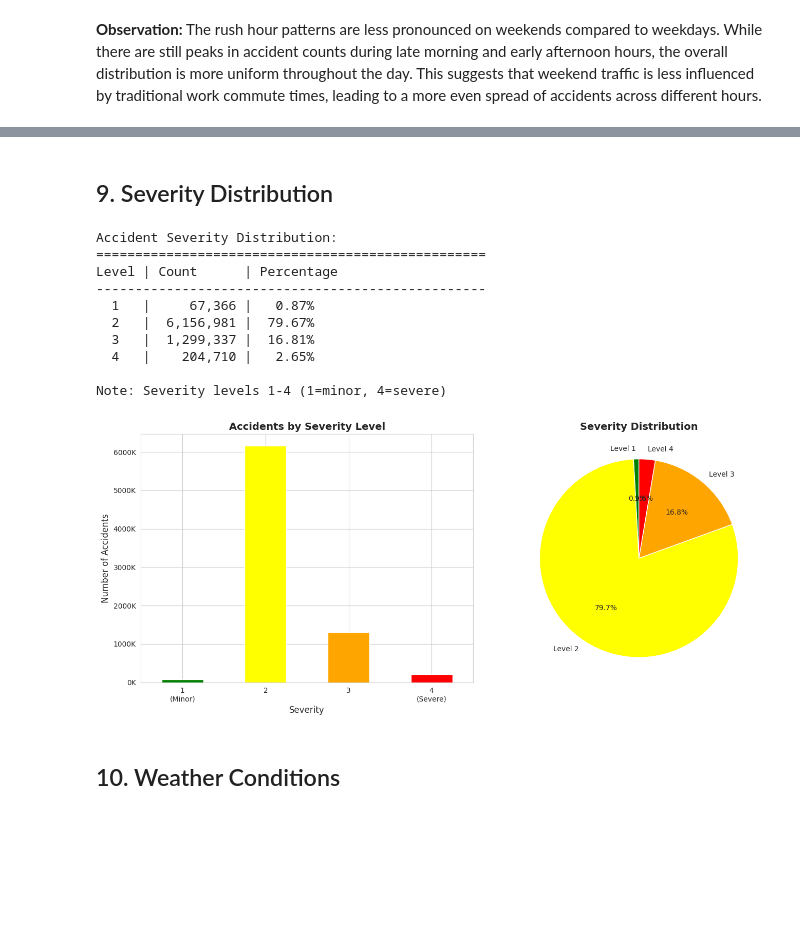
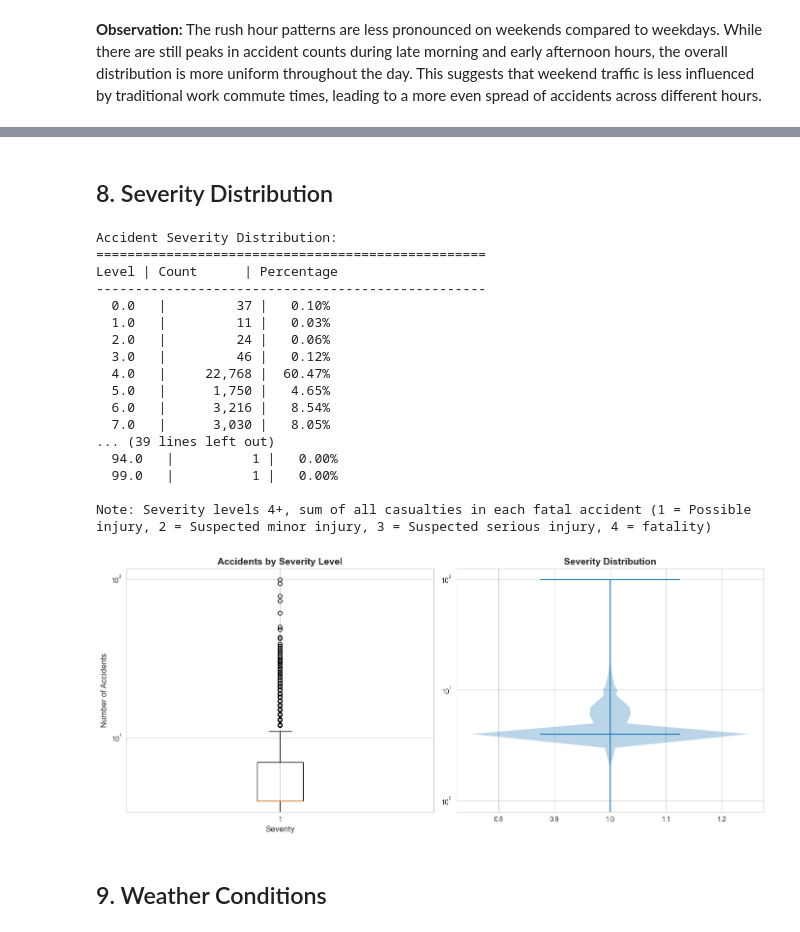
Before and after one commit to PFans-201/US_accidents_project, a Jupyter notebook: notebooks/01_data_loading_accidents.ipynb, the cells around one changed output, grey strips where cells are left out. Drawn from its saved outputs; the diff is of its cells as text; code cells hidden in the pictures; blank space fills up the shorter version.

Commit message:
Update config & notebooks to use FARS data

```diff
--- a/notebooks/01_data_loading_accidents.ipynb
+++ b/notebooks/01_data_loading_accidents.ipynb
@@ -95,7 +139,17 @@ df_sample.head()
 # %%
-# Column names and types
-print("Dataset Columns:")
-print("=" * 70)
-for i, (col, dtype) in enumerate(df_sample.dtypes.items(), 1):
-    print(f"{i:2d}. {col:30s} {str(dtype):15s}")
+# Keep only columns of interest/drop unimportant columns
+fars_accident_cols = [
+    'ST_CASE', 'STATENAME', 'PERSONS', 'ROUTENAME', 'FUNC_SYSNAME',
+    'RUR_URBNAME', 'MONTH', 'DAY', 'DAY_WEEKNAME', 'HOUR',
+    'MINUTE', 'FATALS', 'HARM_EVNAME', 'MAN_COLLNAME', 'RELJCT2NAME',
+    'TYP_INTNAME', 'REL_ROADNAME', 'WRK_ZONE', 'LGT_CONDNAME', 'WEATHERNAME',
+    'SCH_BUSNAME', 'RAIL'
+    ]
+fars_drugs_cols = ['ST_CASE', 'PER_NO', 'DRUGRES']
+fars_person_cols = ['ST_CASE', 'PER_NO', 'PER_TYP', 'VEH_NO', 'ALC_RES', 'INJ_SEV', 'AGE']
+fars_cols = [fars_accident_cols, fars_drugs_cols, fars_person_cols]
+for i, fars_col in enumerate(fars_cols):
+    print(f"Dropping unwanted columns from {fars_csv_names[i]}:")
+    fars_data[i] = fars_data[i][fars_col]
+    print(f"\n✓ Columns dropped, new dataset shape is: {len(fars_data[i]):,} rows × {len(fars_data[i].columns)} columns")
 # %% [output]
@@ -868,51 +470,57 @@ NameError: name 'create_unified_day_night_feature' is not defined
 # %% [markdown]
-## 9. Severity Distribution
+## 8. Severity Distribution
 # %%
 # Severity distribution
-severity_counts = df['Severity'].value_counts().sort_index()
+severity_counts = joined_data['TOTAL_HARM'].value_counts().sort_index()
 
 print("Accident Severity Distribution:")
 print("=" * 50)
 print("Level | Count      | Percentage")
 print("-" * 50)
 for sev, count in severity_counts.items():
-    pct = (count / len(df)) * 100
+    pct = (count / len(joined_data)) * 100
     print(f"  {sev}   | {count:>10,} | {pct:>6.2f}%")
 
-print("\nNote: Severity levels 1-4 (1=minor, 4=severe)")
+print("\nNote: Severity levels 4+, sum of all casualties in each fatal accident (1 = Possible injury, 2 = Suspected minor injury, 3 = Suspected serious injury, 4 = fatality)")
 # %% [output]
 Accident Severity Distribution:
 ==================================================
 Level | Count      | Percentage
 --------------------------------------------------
-  1   |     67,366 |   0.87%
-  2   |  6,156,981 |  79.67%
-  3   |  1,299,337 |  16.81%
-  4   |    204,710 |   2.65%
+  0.0   |         37 |   0.10%
+  1.0   |         11 |   0.03%
+  2.0   |         24 |   0.06%
+  3.0   |         46 |   0.12%
+  4.0   |     22,768 |  60.47%
+  5.0   |      1,750 |   4.65%
+  6.0   |      3,216 |   8.54%
+  7.0   |      3,030 |   8.05%
+... (39 lines left out)
+  94.0   |          1 |   0.00%
+  99.0   |          1 |   0.00%
 
-Note: Severity levels 1-4 (1=minor, 4=severe)
+Note: Severity levels 4+, sum of all casualties in each fatal accident (1 = Possible injury, 2 = Suspected minor injury, 3 = Suspected serious injury, 4 = fatality)
 # %%
 # Visualize severity distribution
 fig, (ax1, ax2) = plt.subplots(1, 2, figsize=(14, 6))
 
-# Bar chart
-severity_counts.plot(kind='bar', ax=ax1, color=['green', 'yellow', 'orange', 'red'])
+# Box plot
+ax1.boxplot(joined_data['TOTAL_HARM'])
 ax1.set_title('Accidents by Severity Level', fontsize=14, fontweight='bold')
+ax1.semilogy()
 ax1.set_xlabel('Severity', fontsize=12)
 ax1.set_ylabel('Number of Accidents', fontsize=12)
-ax1.set_xticklabels(['1\n(Minor)', '2', '3', '4\n(Severe)'], rotation=0)
-ax1.yaxis.set_major_formatter(FuncFormatter(lambda x, p: f'{int(x/1000)}K'))
 
-# Pie chart
-ax2.pie(severity_counts, labels=['Level 1', 'Level 2', 'Level 3', 'Level 4'],
-        autopct='%1.1f%%', startangle=90, colors=['green', 'yellow', 'orange', 'red'])
+# Violin plot
+ax2.violinplot(joined_data['TOTAL_HARM'], showmeans=False, showmedians=True)
 ax2.set_title('Severity Distribution', fontsize=14, fontweight='bold')
+ax2.semilogy()
 
 plt.tight_layout()
 plt.show()
 # %% [output]
-[figure, old version]
+[figure, new version]
 # %% [markdown]
-## 10. Weather Conditions
+## 9. Weather Conditions
 # %%
 # Top weather conditions
```
Also changed, not shown: parts of 50 cells of this notebook, 1 other file.
